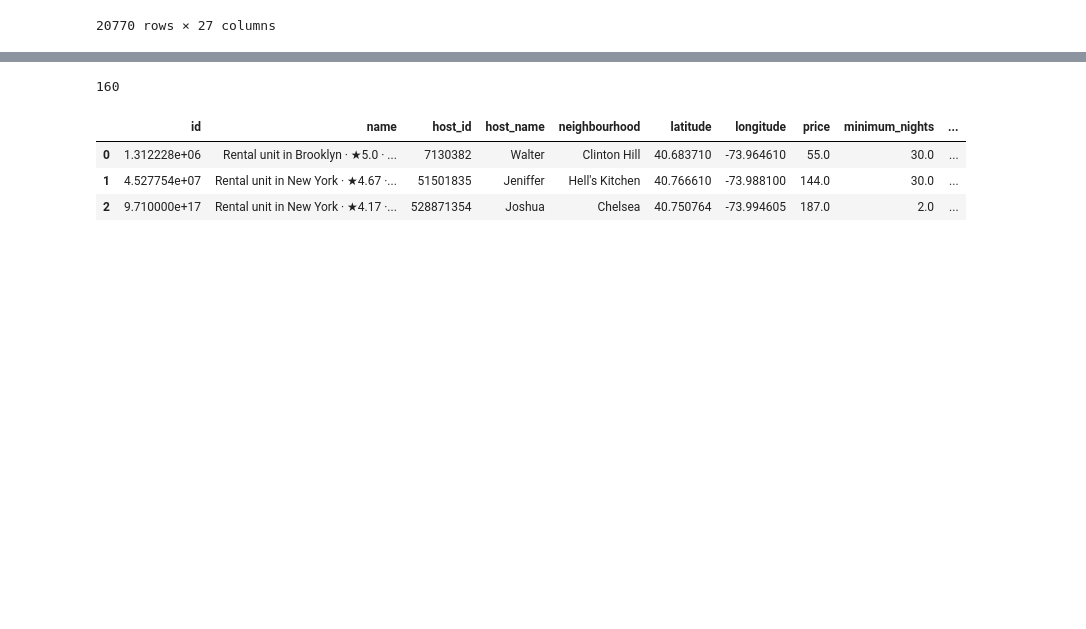
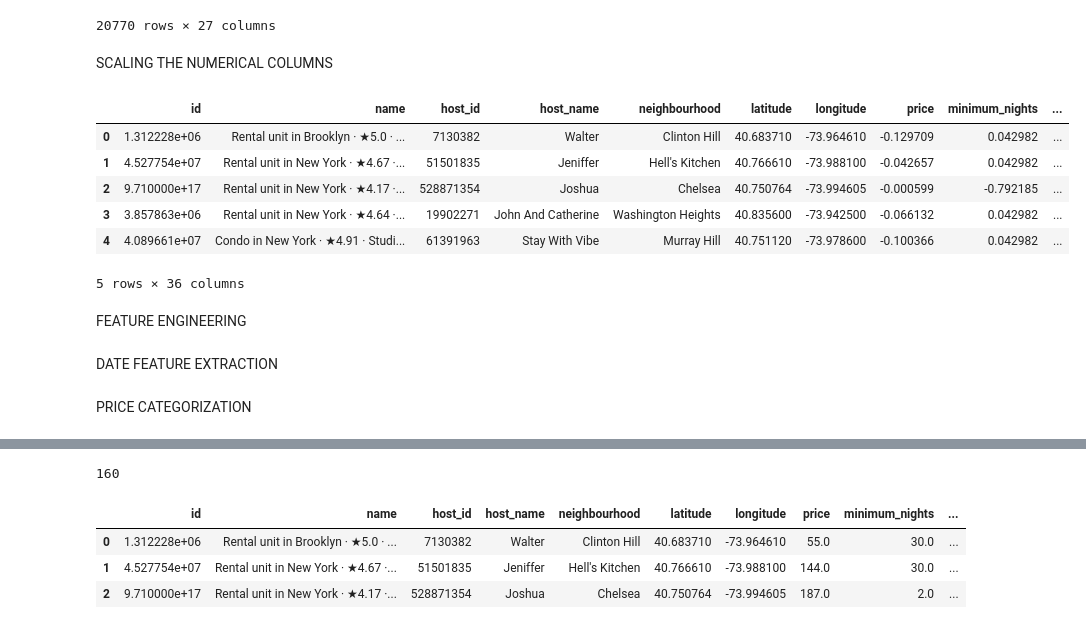
Before and after one commit to JesildaB/NEWYORK_AIRBNB_EDA-_FEATURE_ENGINEERING, a Jupyter notebook: USECASE_2_NEW.ipynb, the cells around one changed output, grey strips where cells are left out. Cells and saved outputs as stored; diff of their text form; code cells hidden in the pictures; blank space fills up the shorter version.

```diff
--- a/USECASE_2_NEW.ipynb
+++ b/USECASE_2_NEW.ipynb
@@ -562,8 +606,29 @@ new_encoded_bnb_data
 | 20768 | 7.830000e+17 | Rental unit in New York · ★5.0 · ... | 163083101 | Marissa | Chinatown | 40.713750 | -73.991470 | 115.0 | 30.0 | ... |
 | 20769 | 5.660000e+17 | Rental unit in Queens · ★4.89 · 1... | 93827372 | Glenroy | Rosedale | 40.658874 | -73.728651 | 102.0 | 1.0 | ... |
 20770 rows × 27 columns
+# %% [markdown]
+SCALING THE NUMERICAL COLUMNS
 # %%
 to_be_scaled=[i for i in numeric_col if i not in ['id','host_id','latitude','longitude']]
+# %%
+from sklearn.preprocessing import StandardScaler
+
+scaler = StandardScaler()
+new_encoded_bnb_data[to_be_scaled] = scaler.fit_transform(new_encoded_bnb_data[to_be_scaled])
+# %%
+new_encoded_bnb_data.head()
+# %% [output]
+|  | id | name | host_id | host_name | neighbourhood | latitude | longitude | price | minimum_nights | ... |
+| 0 | 1.312228e+06 | Rental unit in Brooklyn · ★5.0 · ... | 7130382 | Walter | Clinton Hill | 40.683710 | -73.964610 | -0.129709 | 0.042982 | ... |
+| 1 | 4.527754e+07 | Rental unit in New York · ★4.67 ·... | 51501835 | Jeniffer | Hell's Kitchen | 40.766610 | -73.988100 | -0.042657 | 0.042982 | ... |
+| 2 | 9.710000e+17 | Rental unit in New York · ★4.17 ·... | 528871354 | Joshua | Chelsea | 40.750764 | -73.994605 | -0.000599 | -0.792185 | ... |
+| 3 | 3.857863e+06 | Rental unit in New York · ★4.64 ·... | 19902271 | John And Catherine | Washington Heights | 40.835600 | -73.942500 | -0.066132 | 0.042982 | ... |
+| 4 | 4.089661e+07 | Condo in New York · ★4.91 · Studi... | 61391963 | Stay With Vibe | Murray Hill | 40.751120 | -73.978600 | -0.100366 | 0.042982 | ... |
+5 rows × 36 columns
+# %% [markdown]
+FEATURE ENGINEERING
+# %% [markdown]
+DATE FEATURE EXTRACTION
 # %%
 if 'last_review' in new_encoded_bnb_data.columns:
     new_encoded_bnb_data['last_review'] = pd.to_datetime(new_encoded_bnb_data['last_review'], errors='coerce')
@@ -573,6 +638,8 @@ if 'last_review' in new_encoded_bnb_data.columns:
     new_encoded_bnb_data['review_month'] = new_encoded_bnb_data['last_review'].dt.month
     new_encoded_bnb_data['review_day'] = new_encoded_bnb_data['last_review'].dt.day
     new_encoded_bnb_data['review_dayofweek'] = new_encoded_bnb_data['last_review'].dt.dayofweek
+# %% [markdown]
+PRICE CATEGORIZATION
 # %%
 new_encoded_bnb_data['price_category'] = pd.cut(new_encoded_bnb_data['price'],
                                         bins=[0, 50, 100, 200, 500, float('inf')],
```
Also changed, not shown: parts of 23 cells of this notebook.
